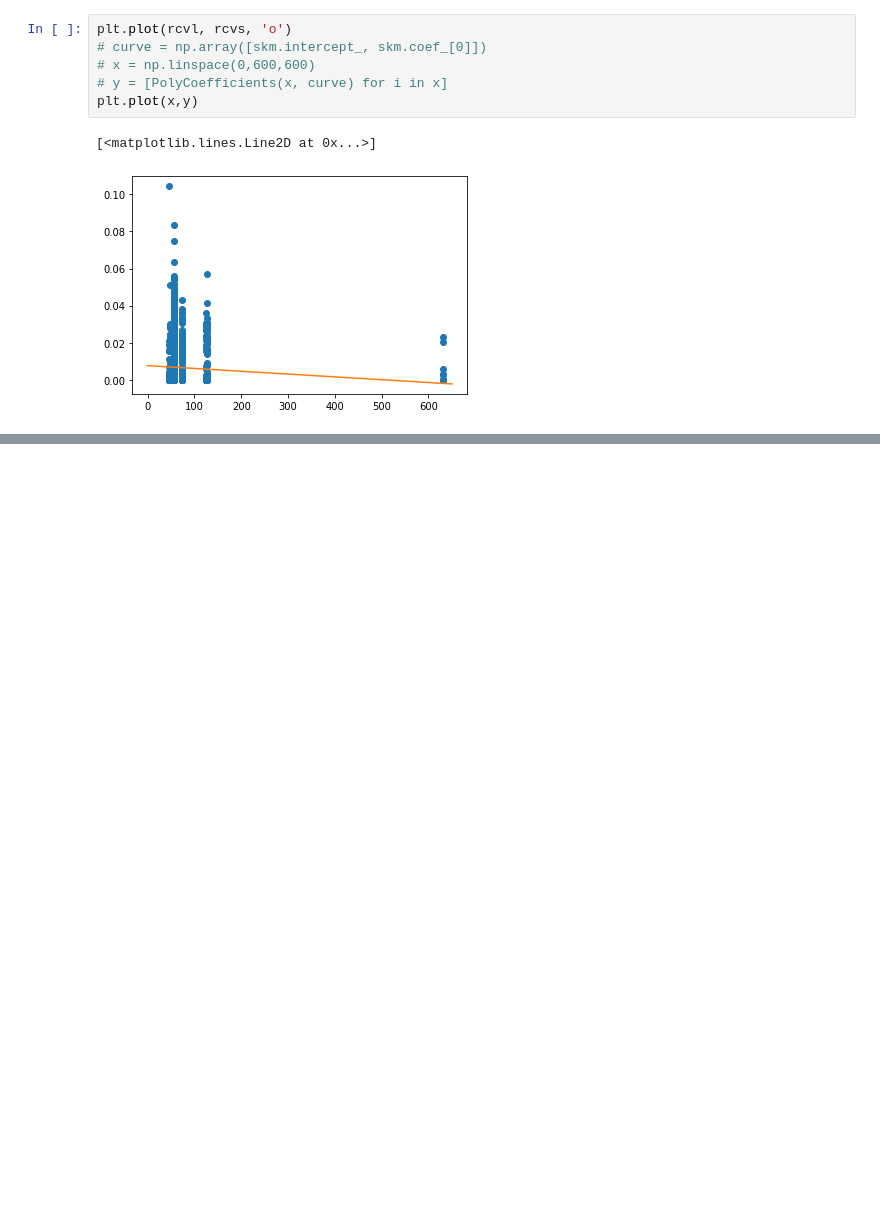
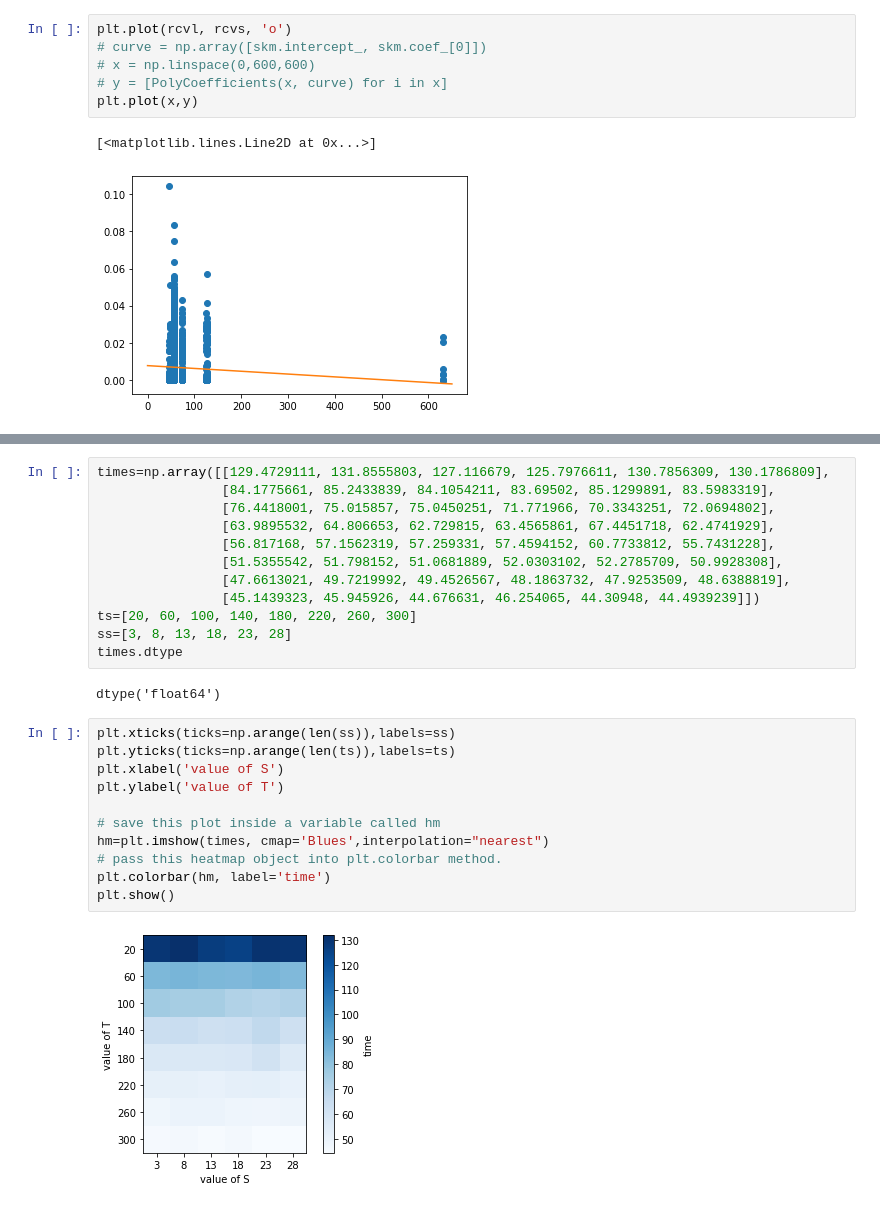
Before and after one commit to amonin7/knapsack_solution, a Jupyter notebook: Visualization.ipynb, the cells around one changed output, grey strips where cells are left out. Cells and saved outputs as stored; diff of their text form; blank space fills up the shorter version.

```diff
--- a/Visualization.ipynb
+++ b/Visualization.ipynb
@@ -418,0 +448,27 @@ x[1]
+# %%
+times=np.array([[129.4729111, 131.8555803, 127.116679, 125.7976611, 130.7856309, 130.1786809],
+                [84.1775661, 85.2433839, 84.1054211, 83.69502, 85.1299891, 83.5983319],
+                [76.4418001, 75.015857, 75.0450251, 71.771966, 70.3343251, 72.0694802],
+                [63.9895532, 64.806653, 62.729815, 63.4565861, 67.4451718, 62.4741929],
+                [56.817168, 57.1562319, 57.259331, 57.4594152, 60.7733812, 55.7431228],
+                [51.5355542, 51.798152, 51.0681889, 52.0303102, 52.2785709, 50.9928308],
+                [47.6613021, 49.7219992, 49.4526567, 48.1863732, 47.9253509, 48.6388819],
+                [45.1439323, 45.945926, 44.676631, 46.254065, 44.30948, 44.4939239]])
+ts=[20, 60, 100, 140, 180, 220, 260, 300]
+ss=[3, 8, 13, 18, 23, 28]
+times.dtype
+# %% [output]
+dtype('float64')
+# %%
+plt.xticks(ticks=np.arange(len(ss)),labels=ss)
+plt.yticks(ticks=np.arange(len(ts)),labels=ts)
+plt.xlabel('value of S')
+plt.ylabel('value of T')
+
+# save this plot inside a variable called hm
+hm=plt.imshow(times, cmap='Blues',interpolation="nearest")
+# pass this heatmap object into plt.colorbar method.
+plt.colorbar(hm, label='time')
+plt.show()
+# %% [output]
+[figure, added]
```
Also changed, not shown: parts of 5 cells of this notebook, 1 other file.
